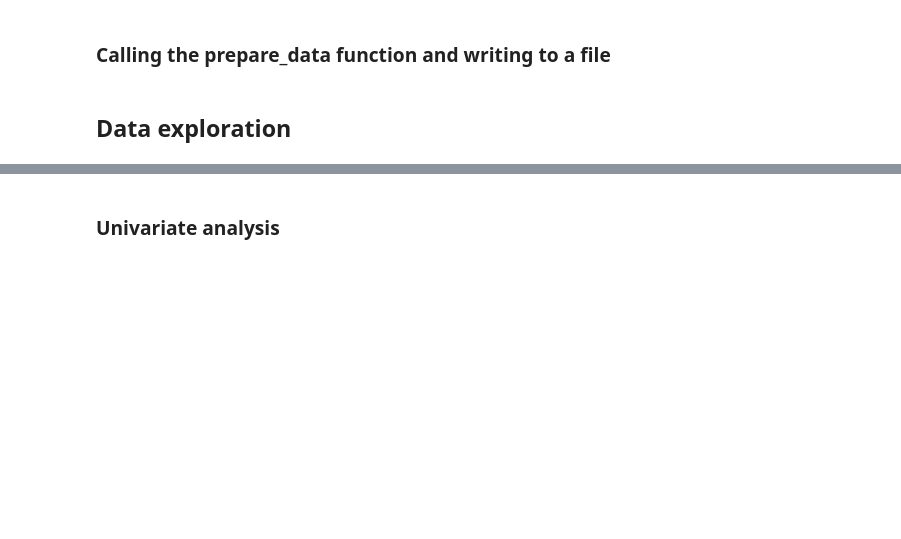
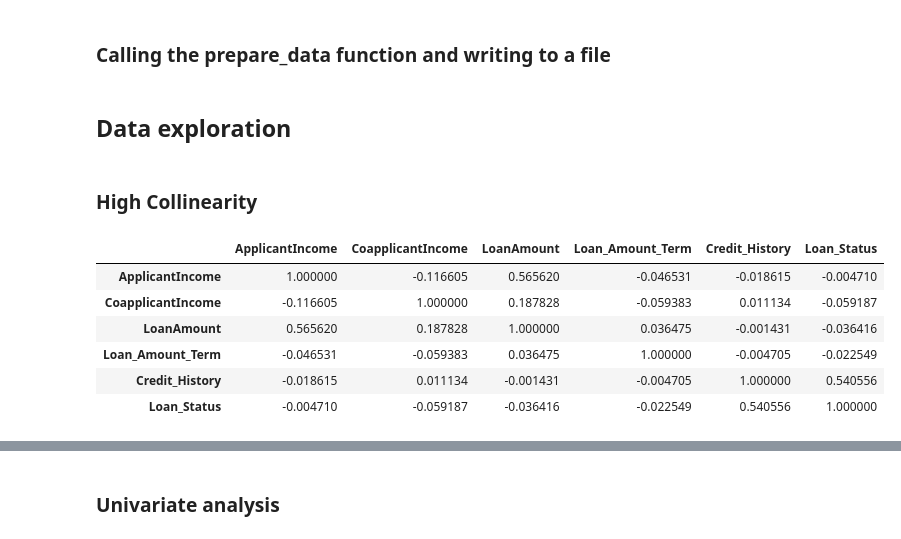
Before and after one commit to MichaelPautz28/Machine-Learning-382-IT-Course, a Jupyter notebook: modeling.ipynb, the cells around one changed output, grey strips where cells are left out. Drawn from its saved outputs; the diff is of its cells as text; code cells hidden in the pictures; blank space fills up the shorter version.

Commit message:
Added Collinearity check

```diff
--- a/modeling.ipynb
+++ b/modeling.ipynb
@@ -226,3 +226,16 @@ prepared_df.to_csv('./data-for-project-1/prepared_data.csv')
 import matplotlib.pyplot as plt
 import plotly.express as px
 import seaborn as sn
+# %% [markdown]
+### High Collinearity
+# %%
+corr_df = df.select_dtypes("number").corr() #checking the correlation between the number features
+corr_df
+# %% [output]
+|  | ApplicantIncome | CoapplicantIncome | LoanAmount | Loan_Amount_Term | Credit_History | Loan_Status |
+| ApplicantIncome | 1.000000 | -0.116605 | 0.565620 | -0.046531 | -0.018615 | -0.004710 |
+| CoapplicantIncome | -0.116605 | 1.000000 | 0.187828 | -0.059383 | 0.011134 | -0.059187 |
+| LoanAmount | 0.565620 | 0.187828 | 1.000000 | 0.036475 | -0.001431 | -0.036416 |
+| Loan_Amount_Term | -0.046531 | -0.059383 | 0.036475 | 1.000000 | -0.004705 | -0.022549 |
+| Credit_History | -0.018615 | 0.011134 | -0.001431 | -0.004705 | 1.000000 | 0.540556 |
+| Loan_Status | -0.004710 | -0.059187 | -0.036416 | -0.022549 | 0.540556 | 1.000000 |
```
Also changed, not shown: parts of 2 cells of this notebook.
